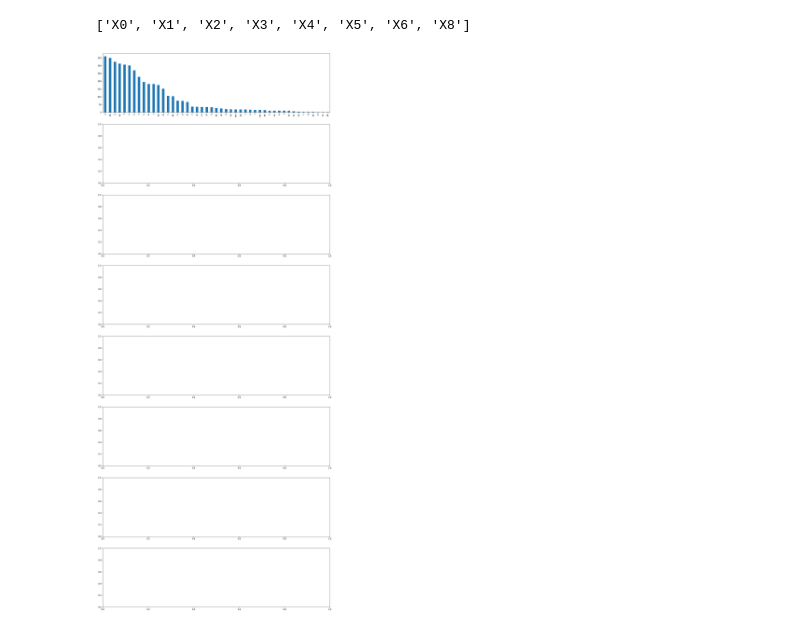
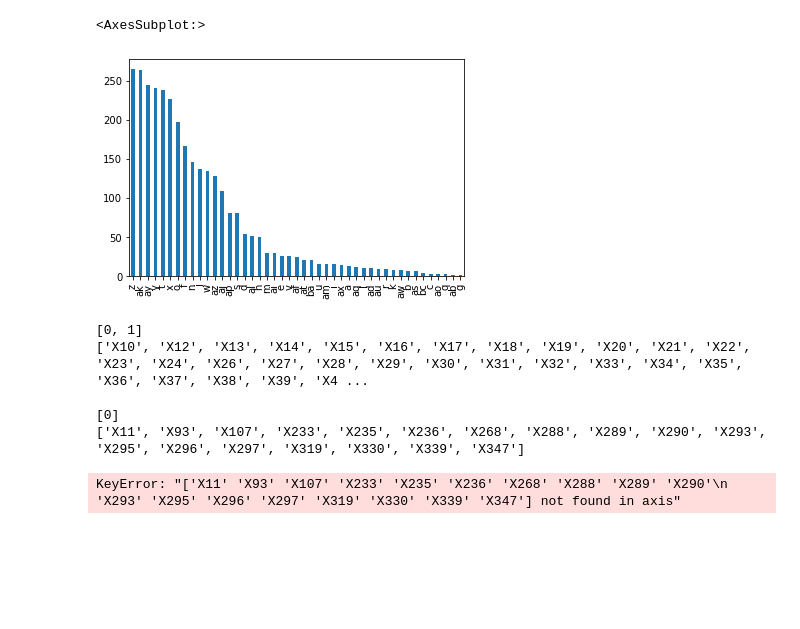
Before and after one commit to jh27kim/Mercedez-Benz-Kaggle, a Jupyter notebook: Mercedez-Benz.ipynb, the cells around one changed output. Cells and saved outputs as stored; diff of their text form; code cells hidden in the pictures; blank space fills up the shorter version.

```diff
--- a/Mercedez-Benz.ipynb
+++ b/Mercedez-Benz.ipynb
@@ -3,7 +3,12 @@ import pandas as pd
 import numpy as np
 import matplotlib.pyplot as plt
 # %%
+from sklearn.model_selection import train_test_split
+
 df = pd.read_csv('train.csv')
+df = df.set_index('ID')
+
 label = df['y']
 df.drop('y', axis=1, inplace=True)
-df
+
+df, df_val, y, y_val = train_test_split(df, label, test_size=0.25, random_state=42)
@@ -39,20 +38,40 @@ Shape of the DataFrame:  4209
 # %%
 categorical = []
 
-for i in range(1, len(df.columns)):
+for i in range(len(df.columns)):
     if df[df.columns[i]].dtype.name == 'object':
         categorical.append(df.columns[i])
-categorical
+
+dist = df[categorical[0]].value_counts().sort_values(ascending=False)
+dist.plot.bar()
 # %% [output]
-['X0', 'X1', 'X2', 'X3', 'X4', 'X5', 'X6', 'X8']
+<AxesSubplot:>
+[figure, added]
 # %%
-fig, axes = plt.subplots(8, 1)
+unique_dict = {}
 
-i = 1
-for col in categorical:
-    df[col].value_counts().plot(kind="bar", figsize=(20,50), ax=axes[i-1])
-    break
-    i += 1
+for col in df.columns:
+    if col not in categorical:
+        unique_value = str(np.sort(df[col].unique()).tolist())
+        temp = unique_dict.get(unique_value, [])
+        temp.append(col)
+        unique_dict[unique_value] = temp
+
+for k, v in unique_dict.items():
+    print(k)
+    print(v)
+    print()
+
+
+#Drop Columns with all zeros
+zero_cols = unique_dict.get('[0]')
+df = df.drop(zero_cols)
+df_val = df_val.drop(zero_cols)
 # %% [output]
-[figure, removed]
+[0, 1]
+['X10', 'X12', 'X13', 'X14', 'X15', 'X16', 'X17', 'X18', 'X19', 'X20', 'X21', 'X22', 'X23', 'X24', 'X26', 'X27', 'X28', 'X29', 'X30', 'X31', 'X32', 'X33', 'X34', 'X35', 'X36', 'X37', 'X38', 'X39', 'X4 ...
+
+[0]
+['X11', 'X93', 'X107', 'X233', 'X235', 'X236', 'X268', 'X288', 'X289', 'X290', 'X293', 'X295', 'X296', 'X297', 'X319', 'X330', 'X339', 'X347']
+KeyError: "['X11' 'X93' 'X107' 'X233' 'X235' 'X236' 'X268' 'X288' 'X289' 'X290'\n 'X293' 'X295' 'X296' 'X297' 'X319' 'X330' 'X339' 'X347'] not found in axis"
 # %%
```
Also changed, not shown: parts of 16 cells of this notebook.
